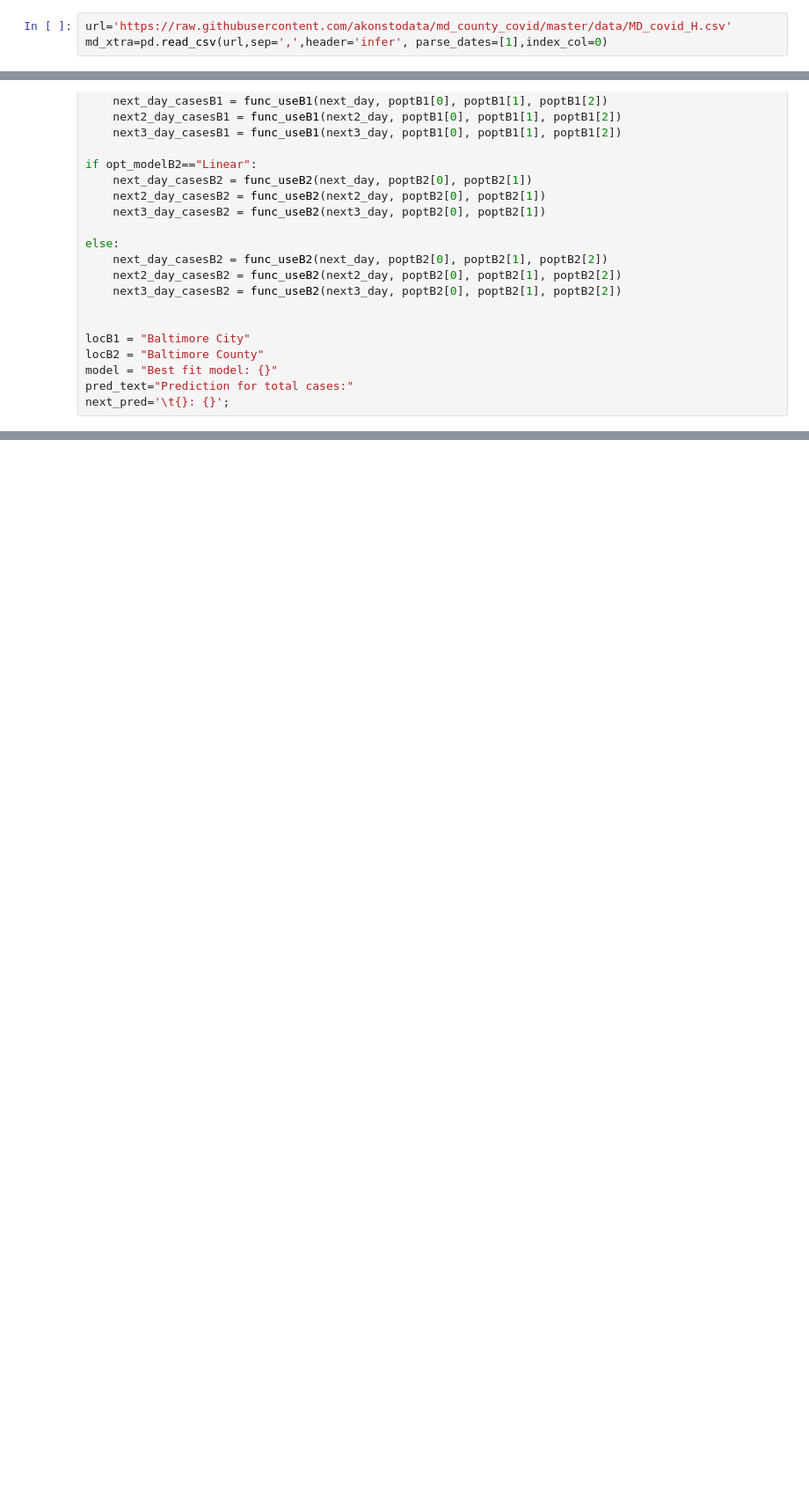
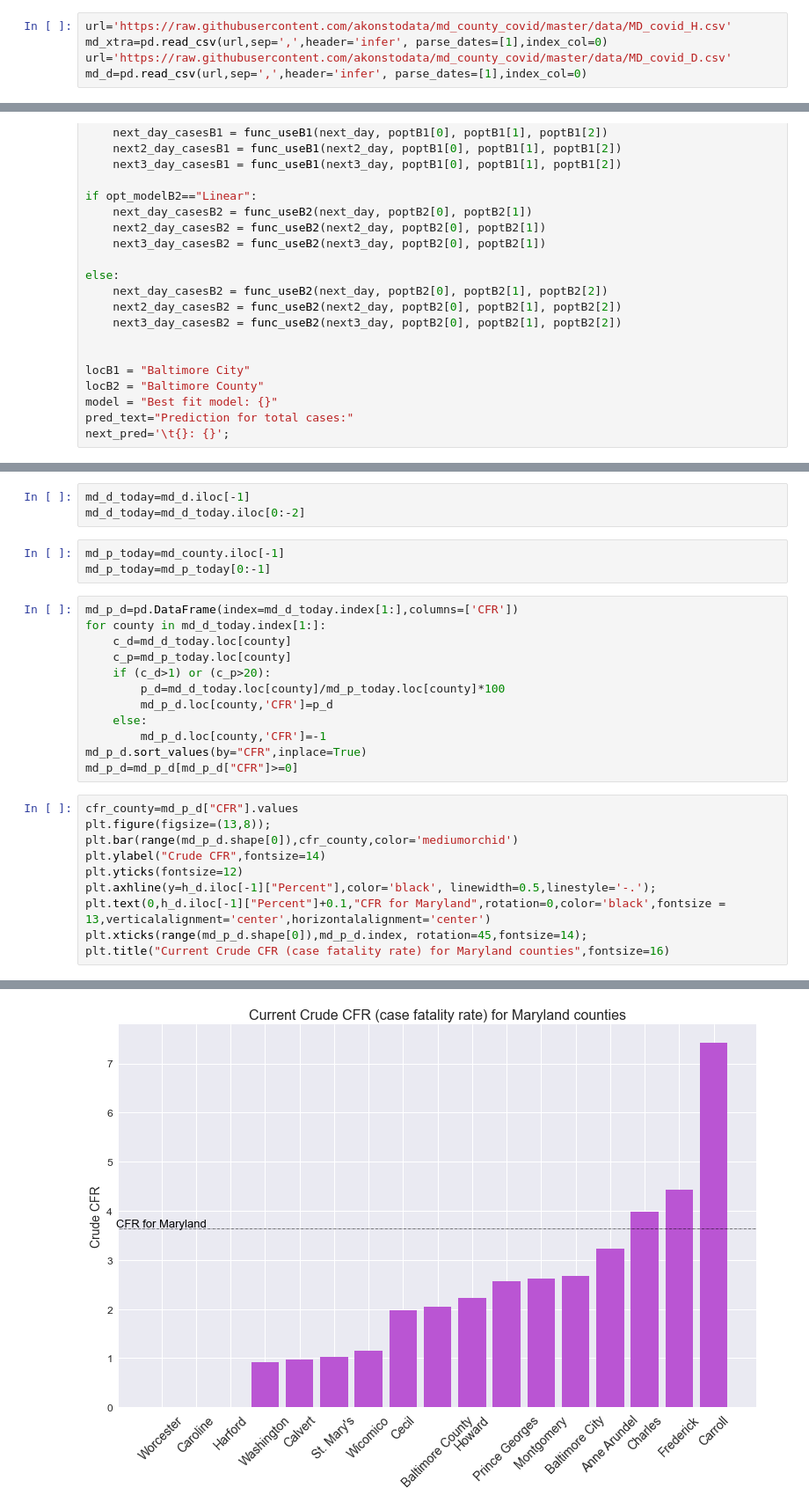
Before and after one commit to akonstodata/md_county_covid, a Jupyter notebook: code/MD_COVID_Dynamics_model_choose.ipynb, the cells around one changed output, grey strips where cells are left out. Shown at 88% size. Drawn from its saved outputs; the diff is of its cells as text; blank space fills up the shorter version.

```diff
--- a/code/MD_COVID_Dynamics_model_choose.ipynb
+++ b/code/MD_COVID_Dynamics_model_choose.ipynb
@@ -24,6 +24,8 @@ md_county=pd.read_csv(url,sep=',',header='infer', parse_dates=[1],index_col=0)
 # %%
 url='https://raw.githubusercontent.com/akonstodata/md_county_covid/master/data/MD_covid_H.csv'
 md_xtra=pd.read_csv(url,sep=',',header='infer', parse_dates=[1],index_col=0)
+url='https://raw.githubusercontent.com/akonstodata/md_county_covid/master/data/MD_covid_D.csv'
+md_d=pd.read_csv(url,sep=',',header='infer', parse_dates=[1],index_col=0)
 # %%
 md_county.tail()
 # %% [output]
@@ -604,0 +604,29 @@ plt.title(sub, fontsize=13);
+# %%
+md_d_today=md_d.iloc[-1]
+md_d_today=md_d_today.iloc[0:-2]
+# %%
+md_p_today=md_county.iloc[-1]
+md_p_today=md_p_today[0:-1]
+# %%
+md_p_d=pd.DataFrame(index=md_d_today.index[1:],columns=['CFR'])
+for county in md_d_today.index[1:]:
+    c_d=md_d_today.loc[county]
+    c_p=md_p_today.loc[county]
+    if (c_d>1) or (c_p>20):
+        p_d=md_d_today.loc[county]/md_p_today.loc[county]*100
+        md_p_d.loc[county,'CFR']=p_d
+    else:
+        md_p_d.loc[county,'CFR']=-1
+md_p_d.sort_values(by="CFR",inplace=True)
+md_p_d=md_p_d[md_p_d["CFR"]>=0]
+# %%
+cfr_county=md_p_d["CFR"].values
+plt.figure(figsize=(13,8));
+plt.bar(range(md_p_d.shape[0]),cfr_county,color='mediumorchid')
+plt.ylabel("Crude CFR",fontsize=14)
+plt.yticks(fontsize=12)
+plt.axhline(y=h_d.iloc[-1]["Percent"],color='black', linewidth=0.5,linestyle='-.');
+plt.text(0,h_d.iloc[-1]["Percent"]+0.1,"CFR for Maryland",rotation=0,color='black',fontsize = 13,verticalalignment='center',horizontalalignment='center')
+plt.xticks(range(md_p_d.shape[0]),md_p_d.index, rotation=45,fontsize=14);
+plt.title("Current Crude CFR (case fatality rate) for Maryland counties",fontsize=16)
+# %% [output]
@@ -604,0 +634 @@ plt.title(sub, fontsize=13);
+[figure, added]
```
Also changed, not shown: parts of 13 cells of this notebook, 7 other files.
